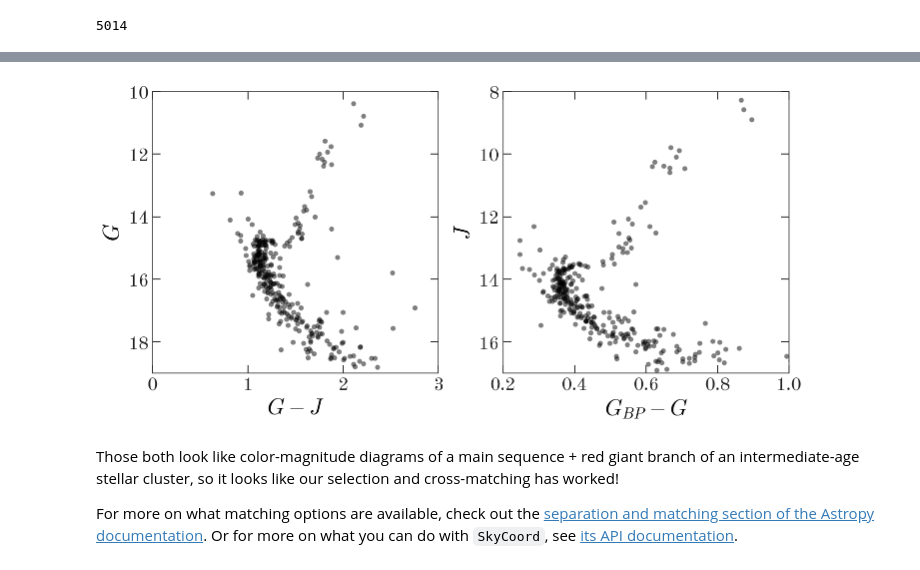
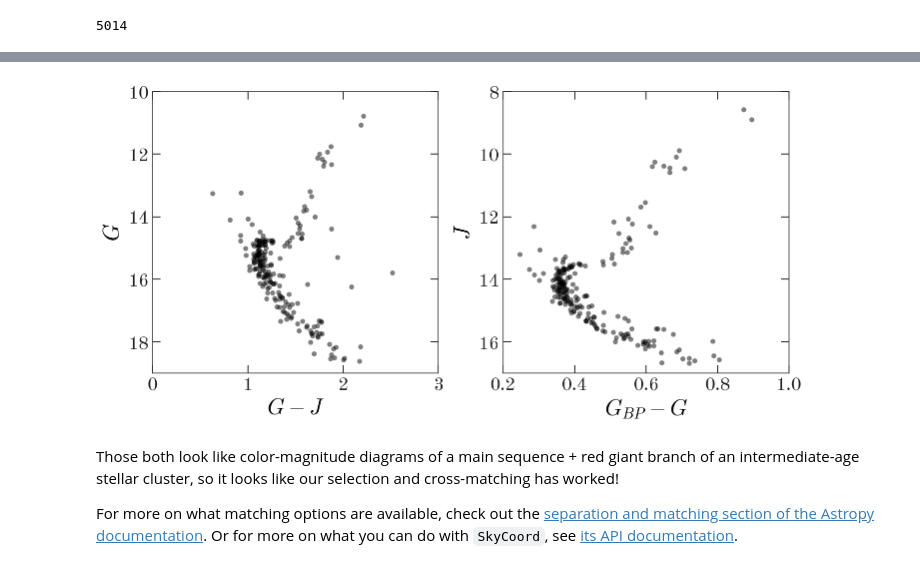
Before and after one commit to astropy/astropy-tutorials, a Jupyter notebook: tutorials/notebooks/astropy-coordinates/4-Coordinates-Crossmatch.ipynb, the cells around one changed output, grey strips where cells are left out. Saved outputs shown, nothing was run; the diff lists cells and outputs as text; code cells hidden in the pictures.

```diff
--- a/tutorials/notebooks/astropy-coordinates/4-Coordinates-Crossmatch.ipynb
+++ b/tutorials/notebooks/astropy-coordinates/4-Coordinates-Crossmatch.ipynb
@@ -83,0 +130,2 @@ gaia_ngc188_members_table = table_3d[ngc188_3d_mask]
+# %%
+tmass_epoch = Time(np.unique(tmass_table['Date']))
@@ -84 +134,5 @@ gaia_ngc188_members_table = table_3d[ngc188_3d_mask]
+# %%
+# you can ignore the warning raised here
+ngc188_members_coords_1999 = ngc188_members_coords.apply_space_motion(
+    tmass_epoch)
 # %% [markdown]
@@ -88 +144,4 @@ idx_tmass, d2d_tmass, d3d_tmass = tmass_coords.match_to_catalog_sky(gaia_ngc188_
+# %%
+idx_gaia, sep2d_gaia, _ = ngc188_members_coords_1999.match_to_catalog_sky(
+    tmass_coords)
 # %% [markdown]
@@ -107,31 +166,31 @@ That is a large fraction of the 321 members we identified. Missing sources may b
+# %%
+Jmag = tmass_table['Jmag'][idx_gaia]  # note that we use the index array returned above
+Gmag = ngc188_members['phot_g_mean_mag']
+Bmag = ngc188_members['phot_bp_mean_mag']
 # %%
-Jmag = tmass_table['Jmag'][d2d_tmass < 2*u.arcsec]
-Gmag = gaia_ngc188_members_table['phot_g_mean_mag'][idx_tmass[d2d_tmass < 2*u.arcsec]]
-Bmag = gaia_ngc188_members_table['phot_bp_mean_mag'][idx_tmass[d2d_tmass < 2*u.arcsec]]
-
 fig, axes = plt.subplots(1, 2, figsize=(10, 5))
 
 ax = axes[0]
 ax.scatter(Gmag - Jmag, Gmag,
            marker='o', color='k',
            linewidth=0, alpha=0.5)
 ax.set_xlabel('$G - J$')
 ax.set_ylabel('$G$')
 ax.set_xlim(0, 3)
 ax.set_ylim(19, 10) # backwards because magnitudes!
 
 ax = axes[1]
 ax.scatter(Bmag - Gmag, Jmag,
            marker='o', color='k',
            linewidth=0, alpha=0.5)
 ax.set_xlabel('$G_{BP} - G$')
 ax.set_ylabel('$J$')
 ax.set_xlim(0.2, 1)
 ax.set_ylim(17, 8) # backwards because magnitudes!
 
 fig.tight_layout()
 # %% [output]
-[figure, old version]
+[figure, new version]
 # %% [markdown]
 Those both look like color-magnitude diagrams of a main sequence + red giant branch of an intermediate-age stellar cluster, so it looks like our selection and cross-matching has worked!
 
```
Also changed, not shown: parts of 30 cells of this notebook, 3 other files.
